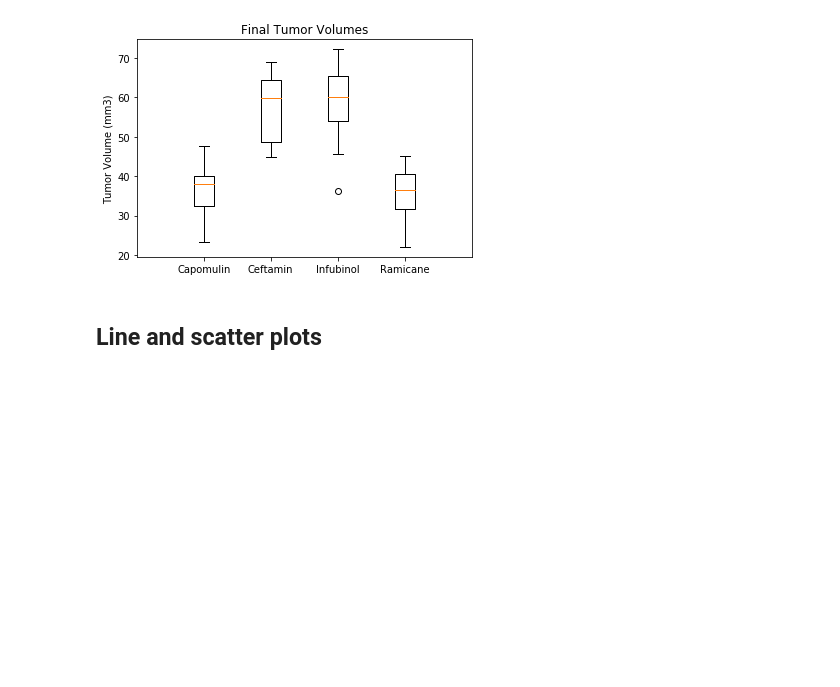
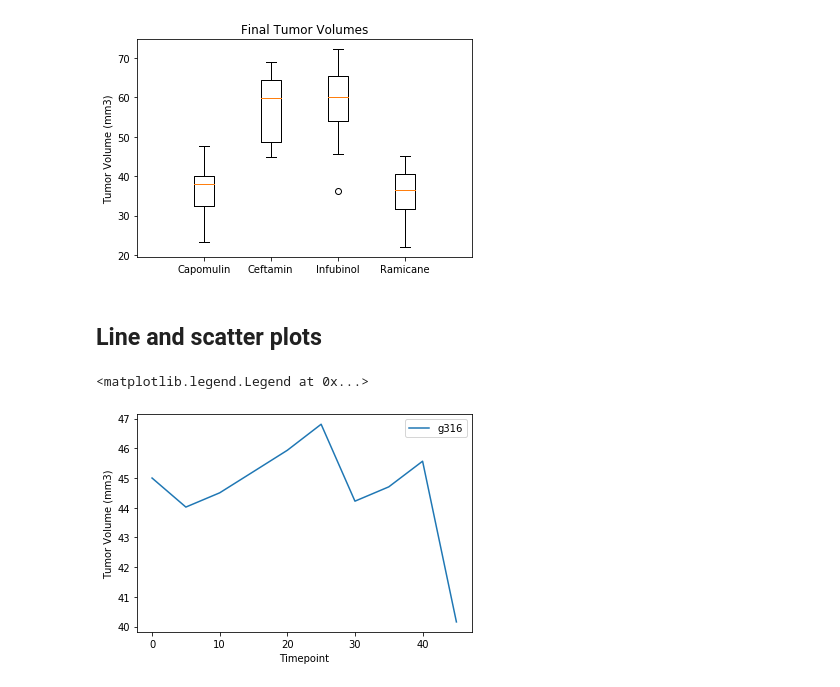
Before and after one commit to glandsly/matplotlib-challenge, a Jupyter notebook: pymaceuticals/pymaceuticals_starter.ipynb, the cells around one changed output. Cells and saved outputs as stored; diff of their text form; code cells hidden in the pictures; blank space fills up the shorter version.

Commit message:
Added line and scatter plots

```diff
--- a/pymaceuticals/pymaceuticals_starter.ipynb
+++ b/pymaceuticals/pymaceuticals_starter.ipynb
@@ -257,0 +252,15 @@ plt.show()
+# %%
+# Generate a line plot of time point versus tumor volume for a mouse treated with Capomulin
+random_capomulin = capomulin_df.sample(n=1)
+random_capomulin_id = random_capomulin.iloc[0]['Mouse ID']
+random_capomulin_df = merged_df.query("`Mouse ID` == @random_capomulin_id")
+
+fig, ax = plt.subplots()
+ax.plot(random_capomulin_df['Timepoint'], random_capomulin_df['Tumor Volume (mm3)'], label=random_capomulin_id)
+
+plt.xlabel('Timepoint')
+plt.ylabel('Tumor Volume (mm3)')
+plt.legend(loc='best')
+# %% [output]
+<matplotlib.legend.Legend at 0x...>
+[figure, added]
```
Also changed, not shown: parts of 5 cells of this notebook.
